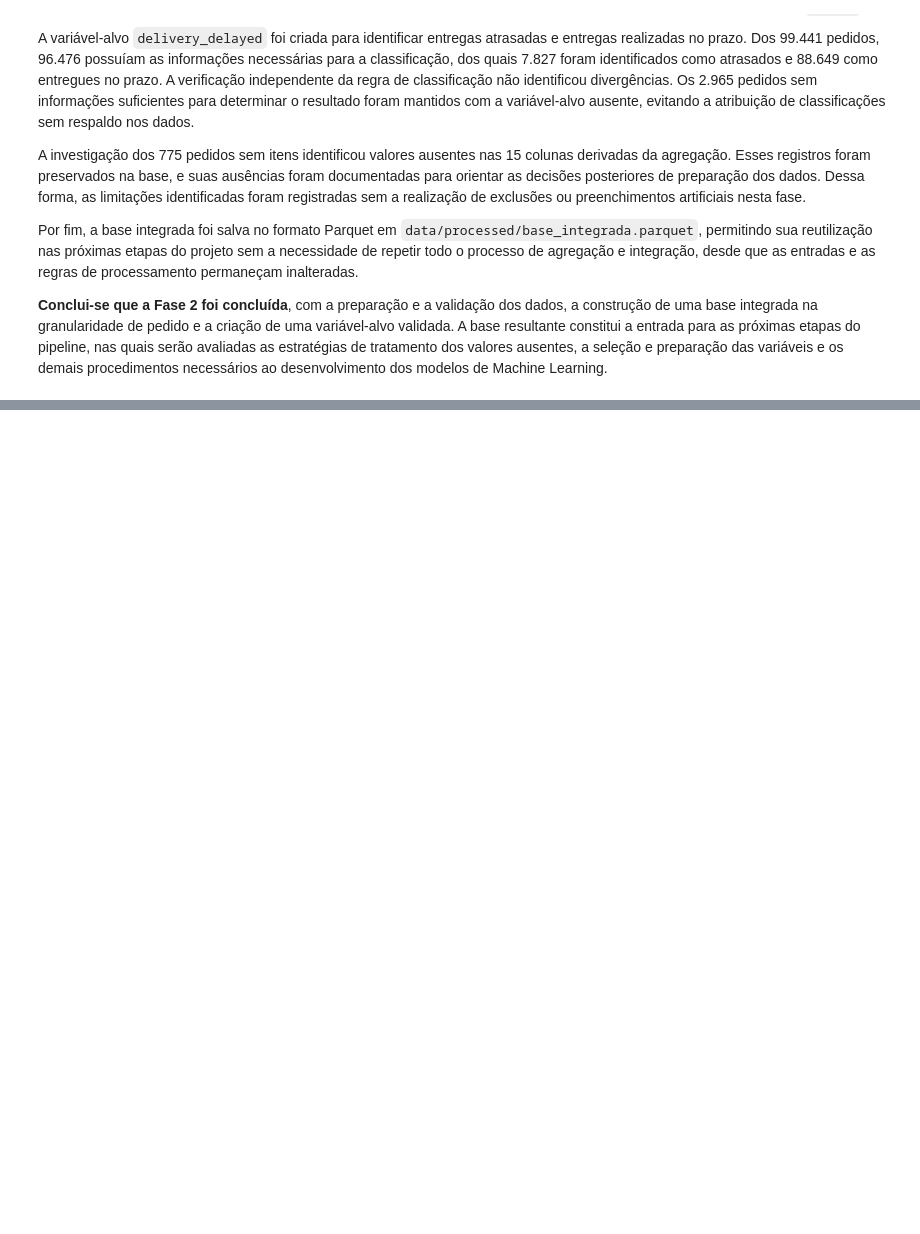
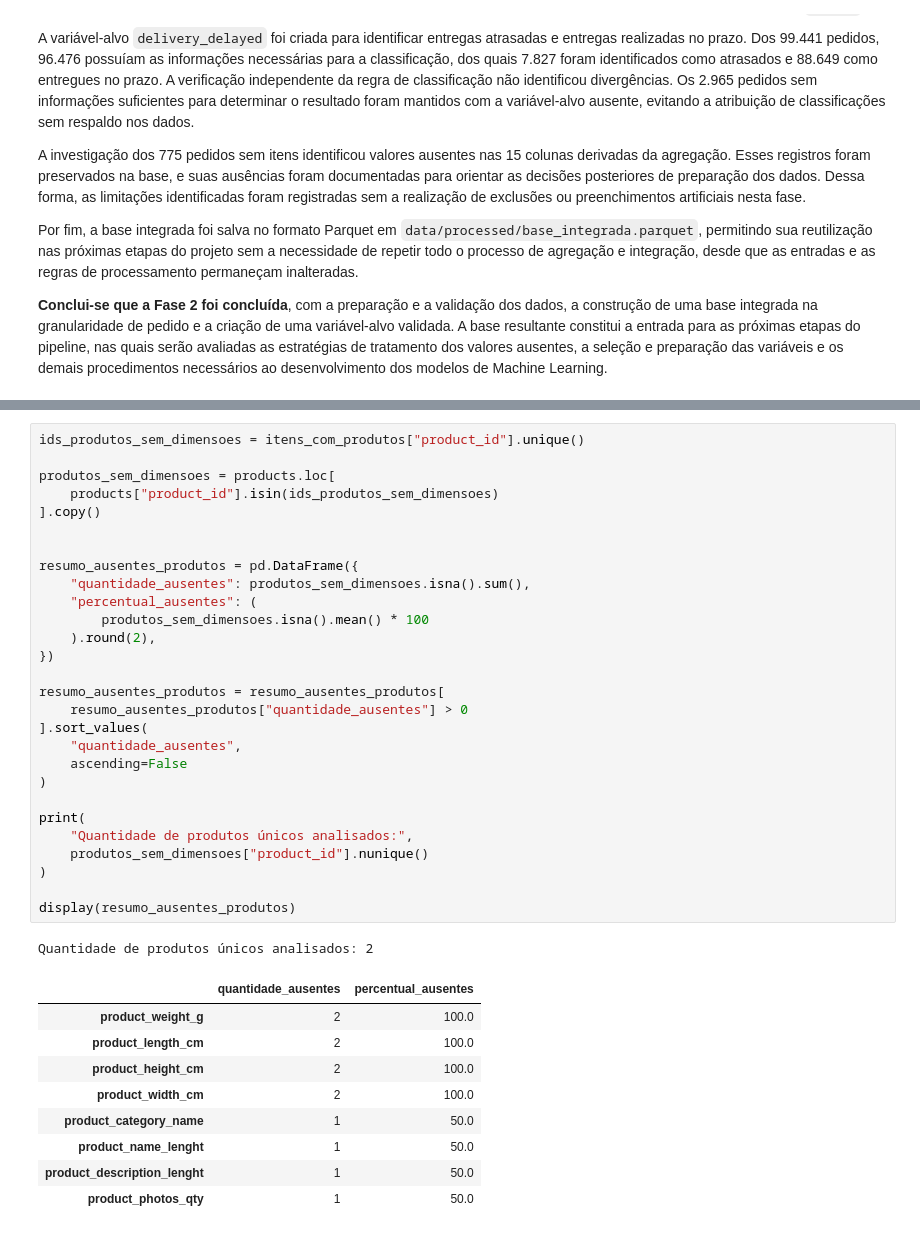
Before and after one commit to Franciane-sl/DeliveryRisk_AI, a Jupyter notebook: pipeline/notebooks/delivery_risk_analysis.ipynb, the cells around one changed output, grey strips where cells are left out. Cells and saved outputs as stored; diff of their text form; blank space fills up the shorter version.

```diff
--- a/pipeline/notebooks/delivery_risk_analysis.ipynb
+++ b/pipeline/notebooks/delivery_risk_analysis.ipynb
@@ -1591,0 +1923,39 @@ Por fim, a base integrada foi salva no formato Parquet em `data/processed/base_i
+# %%
+ids_produtos_sem_dimensoes = itens_com_produtos["product_id"].unique()
+
+produtos_sem_dimensoes = products.loc[
+    products["product_id"].isin(ids_produtos_sem_dimensoes)
+].copy()
+
+
+resumo_ausentes_produtos = pd.DataFrame({
+    "quantidade_ausentes": produtos_sem_dimensoes.isna().sum(),
+    "percentual_ausentes": (
+        produtos_sem_dimensoes.isna().mean() * 100
+    ).round(2),
+})
+
+resumo_ausentes_produtos = resumo_ausentes_produtos[
+    resumo_ausentes_produtos["quantidade_ausentes"] > 0
+].sort_values(
+    "quantidade_ausentes",
+    ascending=False
+)
+
+print(
+    "Quantidade de produtos únicos analisados:",
+    produtos_sem_dimensoes["product_id"].nunique()
+)
+
+display(resumo_ausentes_produtos)
+# %% [output]
+Quantidade de produtos únicos analisados: 2
+|  | quantidade_ausentes | percentual_ausentes |
+| product_weight_g | 2 | 100.0 |
+| product_length_cm | 2 | 100.0 |
+| product_height_cm | 2 | 100.0 |
+| product_width_cm | 2 | 100.0 |
+| product_category_name | 1 | 50.0 |
+| product_name_lenght | 1 | 50.0 |
+| product_description_lenght | 1 | 50.0 |
+| product_photos_qty | 1 | 50.0 |
```
Also changed, not shown: parts of 21 cells of this notebook.
